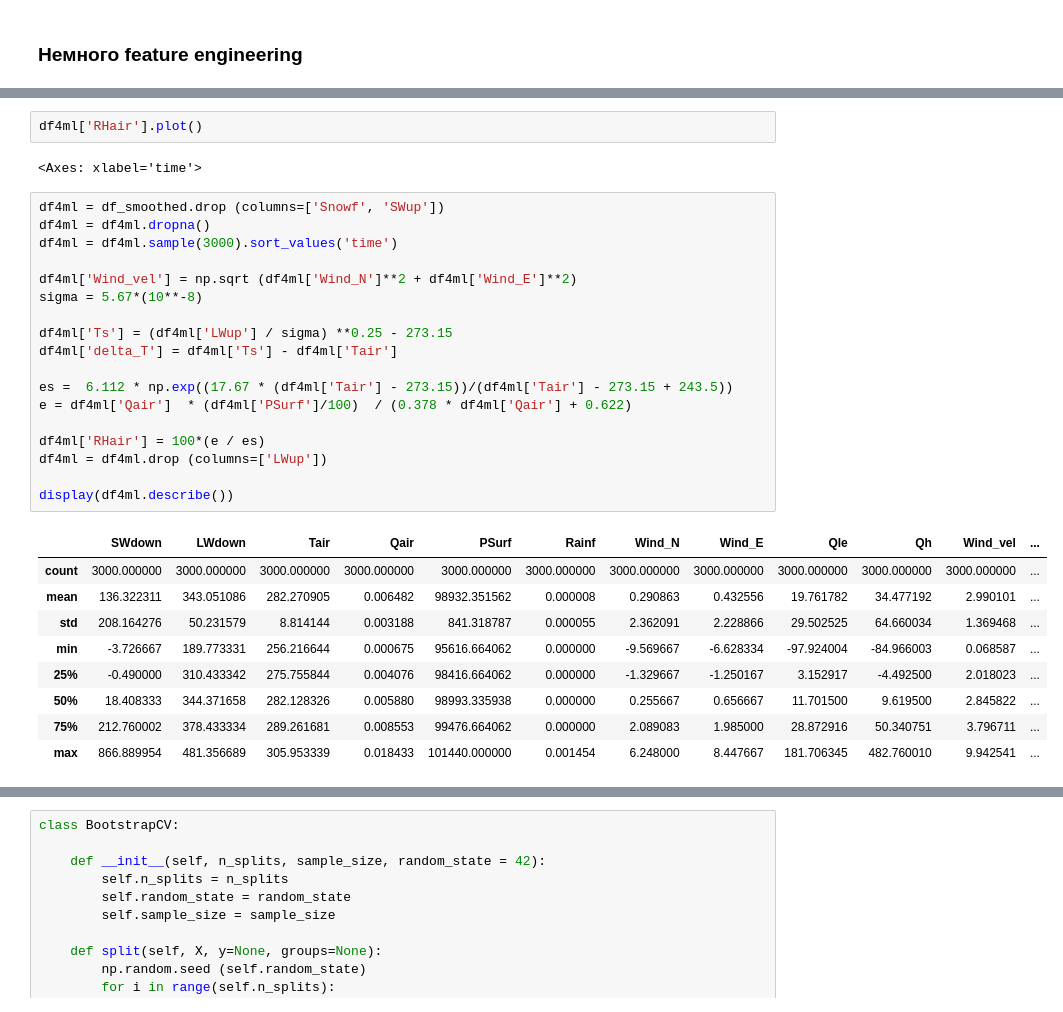
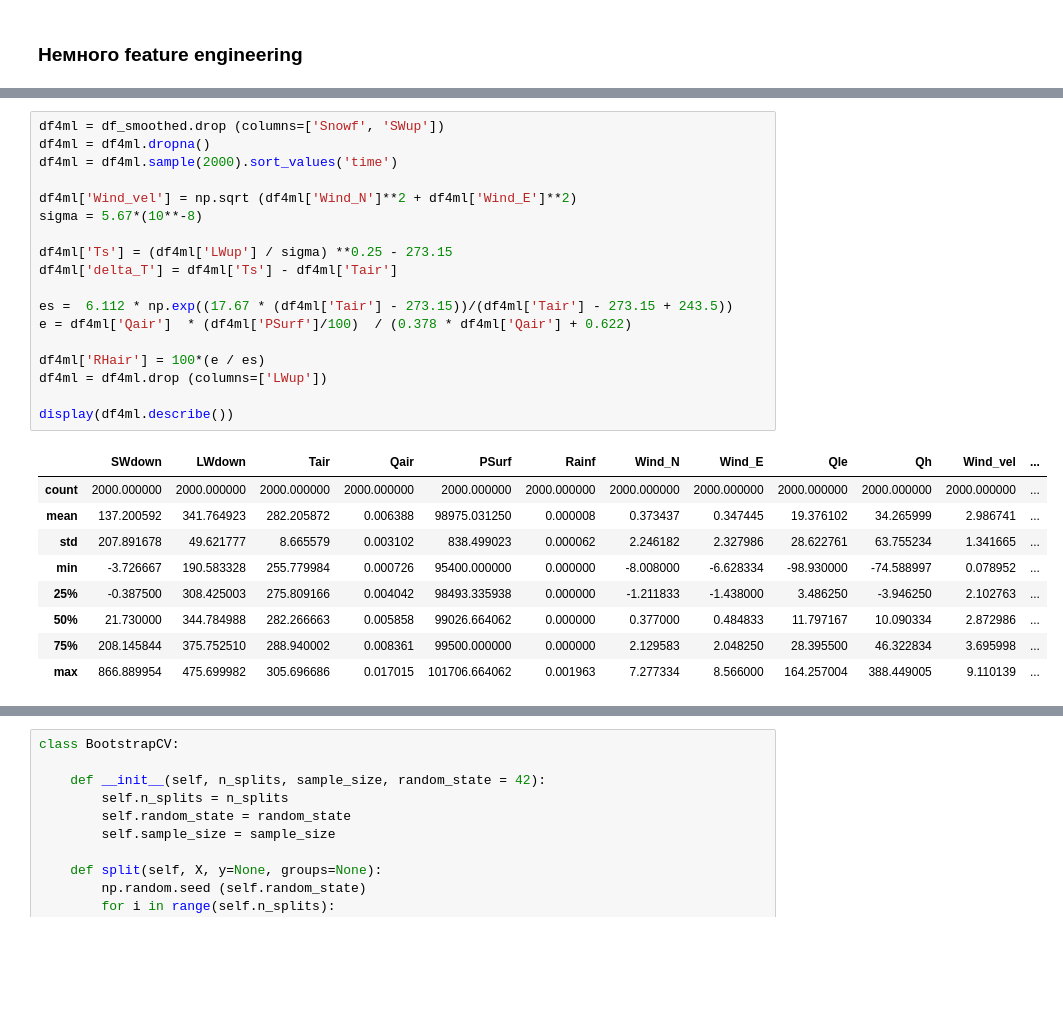
Before and after one commit to mvarentsov/ML4hydromet-2024, a Jupyter notebook: examples/Lect10_model_interpretation.ipynb, the cells around one changed output, grey strips where cells are left out. Drawn from its saved outputs; the diff is of its cells as text; blank space fills up the shorter version.

```diff
--- a/examples/Lect10_model_interpretation.ipynb
+++ b/examples/Lect10_model_interpretation.ipynb
@@ -100,35 +73,31 @@ Name: Tair, Length: 3000, dtype: float32
-# %%
-df4ml['RHair'].plot()
-# %% [output]
-<Axes: xlabel='time'>
 # %%
 df4ml = df_smoothed.drop (columns=['Snowf', 'SWup'])
 df4ml = df4ml.dropna()
-df4ml = df4ml.sample(3000).sort_values('time')
+df4ml = df4ml.sample(2000).sort_values('time')
 
 df4ml['Wind_vel'] = np.sqrt (df4ml['Wind_N']**2 + df4ml['Wind_E']**2)
 sigma = 5.67*(10**-8)
 
 df4ml['Ts'] = (df4ml['LWup'] / sigma) **0.25 - 273.15
 df4ml['delta_T'] = df4ml['Ts'] - df4ml['Tair']
 
 es =  6.112 * np.exp((17.67 * (df4ml['Tair'] - 273.15))/(df4ml['Tair'] - 273.15 + 243.5))
 e = df4ml['Qair']  * (df4ml['PSurf']/100)  / (0.378 * df4ml['Qair'] + 0.622)
 
 df4ml['RHair'] = 100*(e / es)
 df4ml = df4ml.drop (columns=['LWup'])
 
 display(df4ml.describe())
 # %% [output]
 |  | SWdown | LWdown | Tair | Qair | PSurf | Rainf | Wind_N | Wind_E | Qle | Qh | Wind_vel | ... |
-| count | 3000.000000 | 3000.000000 | 3000.000000 | 3000.000000 | 3000.000000 | 3000.000000 | 3000.000000 | 3000.000000 | 3000.000000 | 3000.000000 | 3000.000000 | ... |
-| mean | 136.322311 | 343.051086 | 282.270905 | 0.006482 | 98932.351562 | 0.000008 | 0.290863 | 0.432556 | 19.761782 | 34.477192 | 2.990101 | ... |
-| std | 208.164276 | 50.231579 | 8.814144 | 0.003188 | 841.318787 | 0.000055 | 2.362091 | 2.228866 | 29.502525 | 64.660034 | 1.369468 | ... |
-| min | -3.726667 | 189.773331 | 256.216644 | 0.000675 | 95616.664062 | 0.000000 | -9.569667 | -6.628334 | -97.924004 | -84.966003 | 0.068587 | ... |
-| 25% | -0.490000 | 310.433342 | 275.755844 | 0.004076 | 98416.664062 | 0.000000 | -1.329667 | -1.250167 | 3.152917 | -4.492500 | 2.018023 | ... |
-| 50% | 18.408333 | 344.371658 | 282.128326 | 0.005880 | 98993.335938 | 0.000000 | 0.255667 | 0.656667 | 11.701500 | 9.619500 | 2.845822 | ... |
-| 75% | 212.760002 | 378.433334 | 289.261681 | 0.008553 | 99476.664062 | 0.000000 | 2.089083 | 1.985000 | 28.872916 | 50.340751 | 3.796711 | ... |
-| max | 866.889954 | 481.356689 | 305.953339 | 0.018433 | 101440.000000 | 0.001454 | 6.248000 | 8.447667 | 181.706345 | 482.760010 | 9.942541 | ... |
+| count | 2000.000000 | 2000.000000 | 2000.000000 | 2000.000000 | 2000.000000 | 2000.000000 | 2000.000000 | 2000.000000 | 2000.000000 | 2000.000000 | 2000.000000 | ... |
+| mean | 137.200592 | 341.764923 | 282.205872 | 0.006388 | 98975.031250 | 0.000008 | 0.373437 | 0.347445 | 19.376102 | 34.265999 | 2.986741 | ... |
+| std | 207.891678 | 49.621777 | 8.665579 | 0.003102 | 838.499023 | 0.000062 | 2.246182 | 2.327986 | 28.622761 | 63.755234 | 1.341665 | ... |
+| min | -3.726667 | 190.583328 | 255.779984 | 0.000726 | 95400.000000 | 0.000000 | -8.008000 | -6.628334 | -98.930000 | -74.588997 | 0.078952 | ... |
+| 25% | -0.387500 | 308.425003 | 275.809166 | 0.004042 | 98493.335938 | 0.000000 | -1.211833 | -1.438000 | 3.486250 | -3.946250 | 2.102763 | ... |
+| 50% | 21.730000 | 344.784988 | 282.266663 | 0.005858 | 99026.664062 | 0.000000 | 0.377000 | 0.484833 | 11.797167 | 10.090334 | 2.872986 | ... |
+| 75% | 208.145844 | 375.752510 | 288.940002 | 0.008361 | 99500.000000 | 0.000000 | 2.129583 | 2.048250 | 28.395500 | 46.322834 | 3.695998 | ... |
+| max | 866.889954 | 475.699982 | 305.696686 | 0.017015 | 101706.664062 | 0.001963 | 7.277334 | 8.566000 | 164.257004 | 388.449005 | 9.110139 | ... |
 # %%
 %matplotlib inline
 sns.heatmap (df4ml.corr(), annot=True, cmap="coolwarm", fmt=".2f", annot_kws={'size': 'xx-small'})
```
Also changed, not shown: parts of 14 cells of this notebook.
